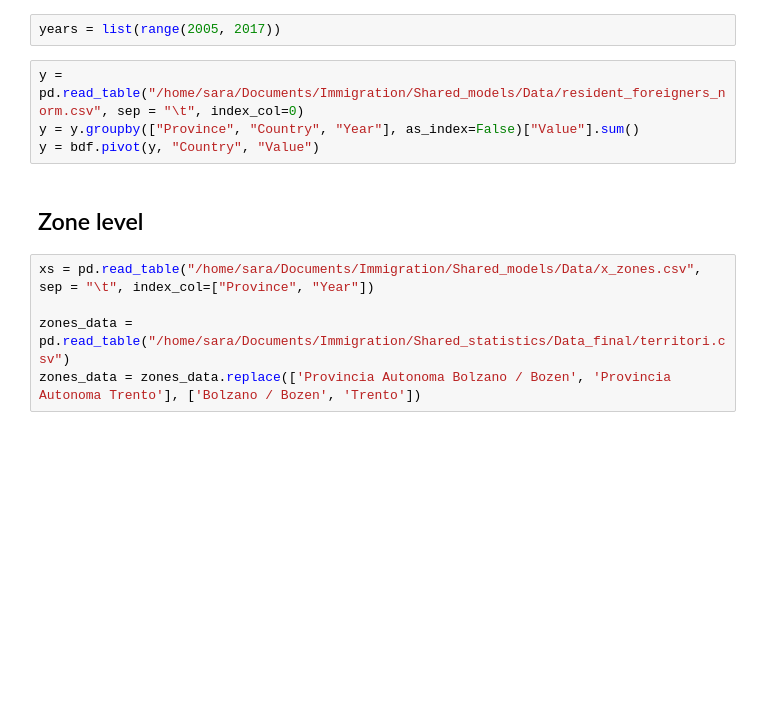
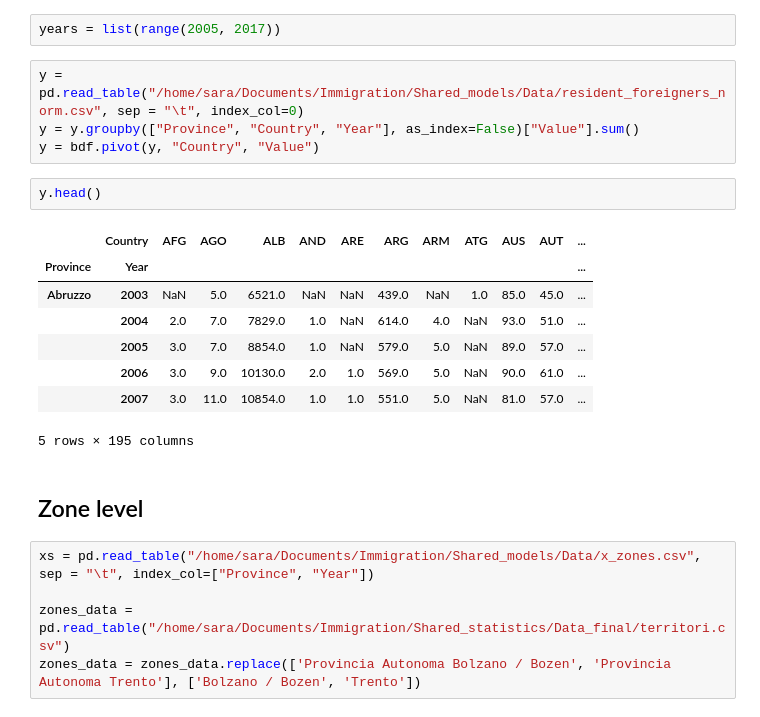
Before and after one commit to SaraR-1/Immigration-Models, a Jupyter notebook: Autoregressive Model for Panel Data - 2005-2016 zones.ipynb, the cells around one changed output. Drawn from its saved outputs; the diff is of its cells as text; blank space fills up the shorter version.

```diff
--- a/Autoregressive Model for Panel Data - 2005-2016 zones.ipynb
+++ b/Autoregressive Model for Panel Data - 2005-2016 zones.ipynb
@@ -31,6 +33,17 @@ years = list(range(2005, 2017))
 y = pd.read_table("/home/sara/Documents/Immigration/Shared_models/Data/resident_foreigners_norm.csv", sep = "\t", index_col=0)
 y = y.groupby(["Province", "Country", "Year"], as_index=False)["Value"].sum()
 y = bdf.pivot(y, "Country", "Value")
+# %%
+y.head()
+# %% [output]
+|  | Country | AFG | AGO | ALB | AND | ARE | ARG | ARM | ATG | AUS | AUT | ... |
+| Province | Year |  |  |  |  |  |  |  |  |  |  | ... |
+| Abruzzo | 2003 | NaN | 5.0 | 6521.0 | NaN | NaN | 439.0 | NaN | 1.0 | 85.0 | 45.0 | ... |
+|  | 2004 | 2.0 | 7.0 | 7829.0 | 1.0 | NaN | 614.0 | 4.0 | NaN | 93.0 | 51.0 | ... |
+|  | 2005 | 3.0 | 7.0 | 8854.0 | 1.0 | NaN | 579.0 | 5.0 | NaN | 89.0 | 57.0 | ... |
+|  | 2006 | 3.0 | 9.0 | 10130.0 | 2.0 | 1.0 | 569.0 | 5.0 | NaN | 90.0 | 61.0 | ... |
+|  | 2007 | 3.0 | 11.0 | 10854.0 | 1.0 | 1.0 | 551.0 | 5.0 | NaN | 81.0 | 57.0 | ... |
+5 rows × 195 columns
 # %% [markdown]
 ## Zone level
 # %%
```
Also changed, not shown: parts of 32 cells of this notebook, 3 other files.
